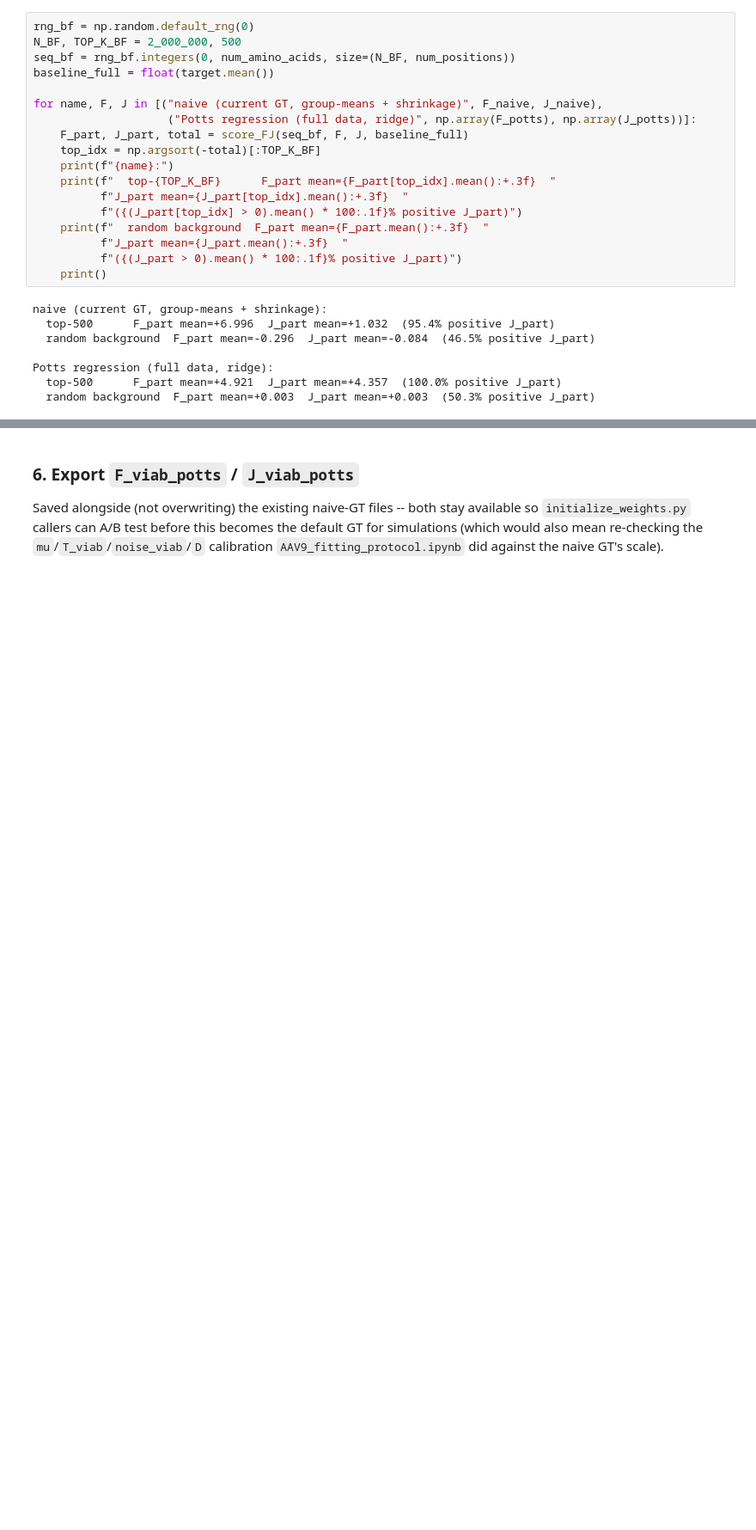
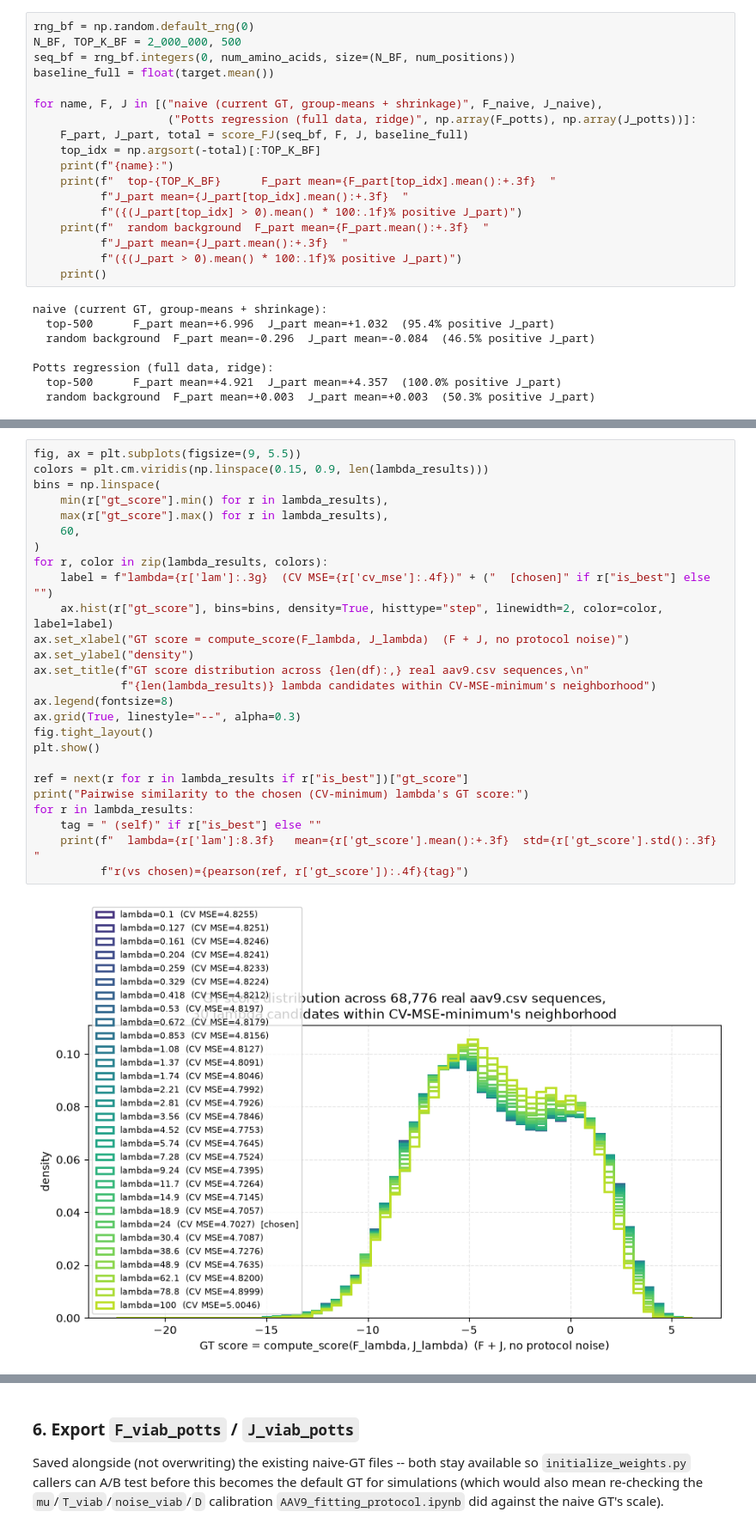
Before and after one commit to merlin-cc/Directed-Evolution-loop, a Jupyter notebook: Modelization_V1/notebooks/aav_viability_test/AAV9_potts_regression.ipynb, the cells around one changed output, grey strips where cells are left out. Shown at 86% size. Drawn from its saved outputs; the diff is of its cells as text; blank space fills up the shorter version.

```diff
--- a/Modelization_V1/notebooks/aav_viability_test/AAV9_potts_regression.ipynb
+++ b/Modelization_V1/notebooks/aav_viability_test/AAV9_potts_regression.ipynb
@@ -258,0 +313,28 @@ Potts regression (full data, ridge):
+# %%
+fig, ax = plt.subplots(figsize=(9, 5.5))
+colors = plt.cm.viridis(np.linspace(0.15, 0.9, len(lambda_results)))
+bins = np.linspace(
+    min(r["gt_score"].min() for r in lambda_results),
+    max(r["gt_score"].max() for r in lambda_results),
+    60,
+)
+for r, color in zip(lambda_results, colors):
+    label = f"lambda={r['lam']:.3g}  (CV MSE={r['cv_mse']:.4f})" + ("  [chosen]" if r["is_best"] else "")
+    ax.hist(r["gt_score"], bins=bins, density=True, histtype="step", linewidth=2, color=color, label=label)
+ax.set_xlabel("GT score = compute_score(F_lambda, J_lambda)  (F + J, no protocol noise)")
+ax.set_ylabel("density")
+ax.set_title(f"GT score distribution across {len(df):,} real aav9.csv sequences,\n"
+             f"{len(lambda_results)} lambda candidates within CV-MSE-minimum's neighborhood")
+ax.legend(fontsize=8)
+ax.grid(True, linestyle="--", alpha=0.3)
+fig.tight_layout()
+plt.show()
+
+ref = next(r for r in lambda_results if r["is_best"])["gt_score"]
+print("Pairwise similarity to the chosen (CV-minimum) lambda's GT score:")
+for r in lambda_results:
+    tag = " (self)" if r["is_best"] else ""
+    print(f"  lambda={r['lam']:8.3f}   mean={r['gt_score'].mean():+.3f}  std={r['gt_score'].std():.3f}  "
+          f"r(vs chosen)={pearson(ref, r['gt_score']):.4f}{tag}")
+# %% [output]
+[figure, added]
```
Also changed, not shown: parts of 3 cells of this notebook, 4 other files.
